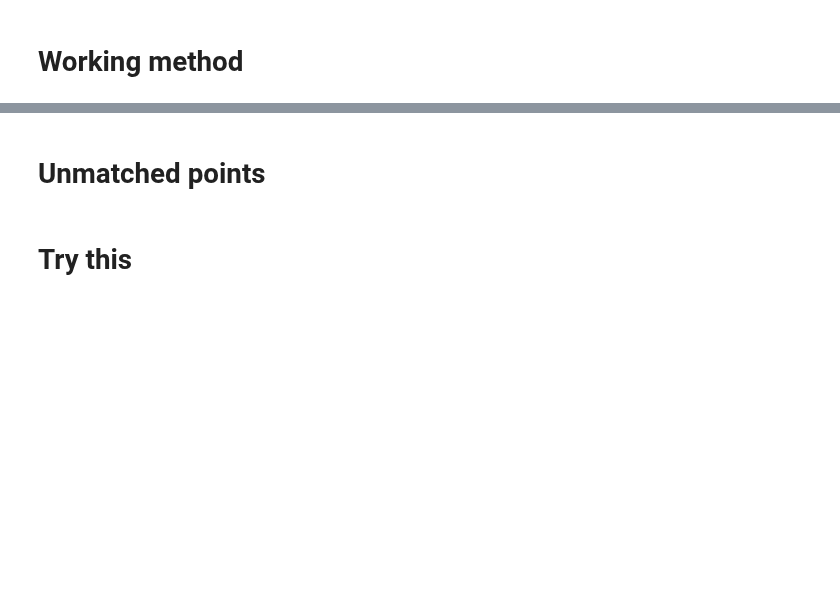
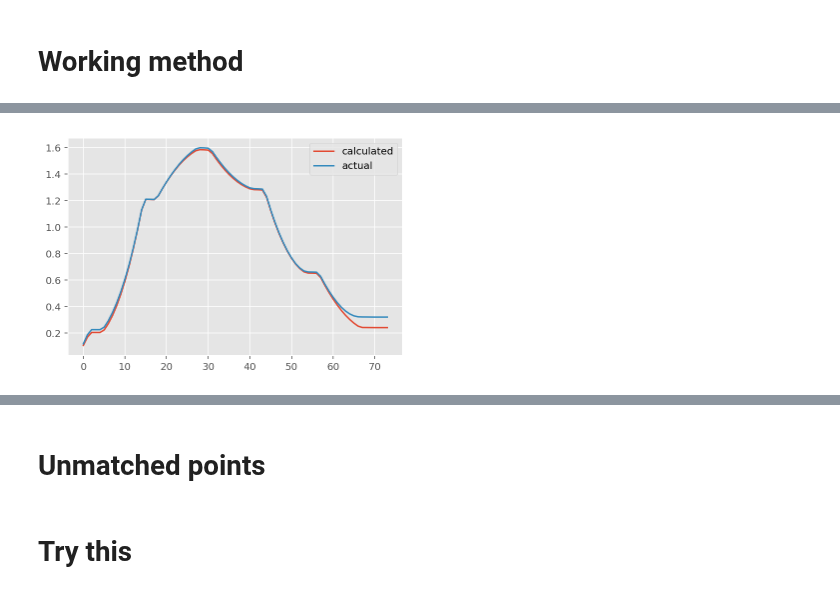
Before and after one commit to Roman-Belenya/perception_and_action, a Jupyter notebook: deviations.ipynb, the cells around one changed output, grey strips where cells are left out. Drawn from its saved outputs; the diff is of its cells as text; code cells hidden in the pictures; blank space fills up the shorter version.

```diff
--- a/deviations.ipynb
+++ b/deviations.ipynb
@@ -111,11 +127,13 @@ print dist
 # %%
-% matplotlib qt
+% matplotlib inline
 
 vel1 = np.sqrt(np.diff(xs)**2 + np.diff(ys)**2 + np.diff(zs)**2) * 130
 vel2 = np.sqrt(np.diff(x)**2 + np.diff(y)**2 + np.diff(z)**2) * 130
-plt.plot(vel1, label = 'ideal')
+plt.plot(vel1, label = 'calculated')
 plt.plot(vel2, label = 'actual')
 # plt.plot(tr['wrist11vel'][ro:])
 plt.legend()
 plt.show()
+# %% [output]
+[figure, added]
 # %%
```
Also changed, not shown: parts of 10 cells of this notebook, 2 other files.
